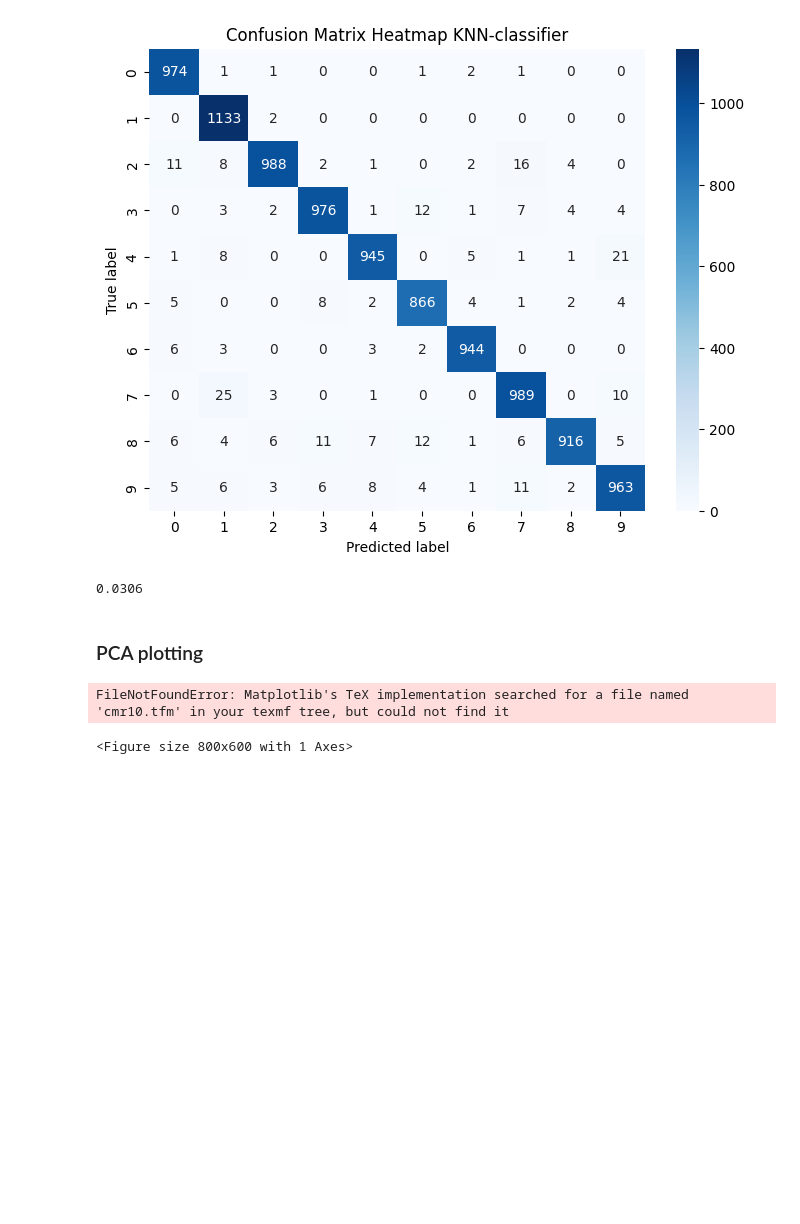
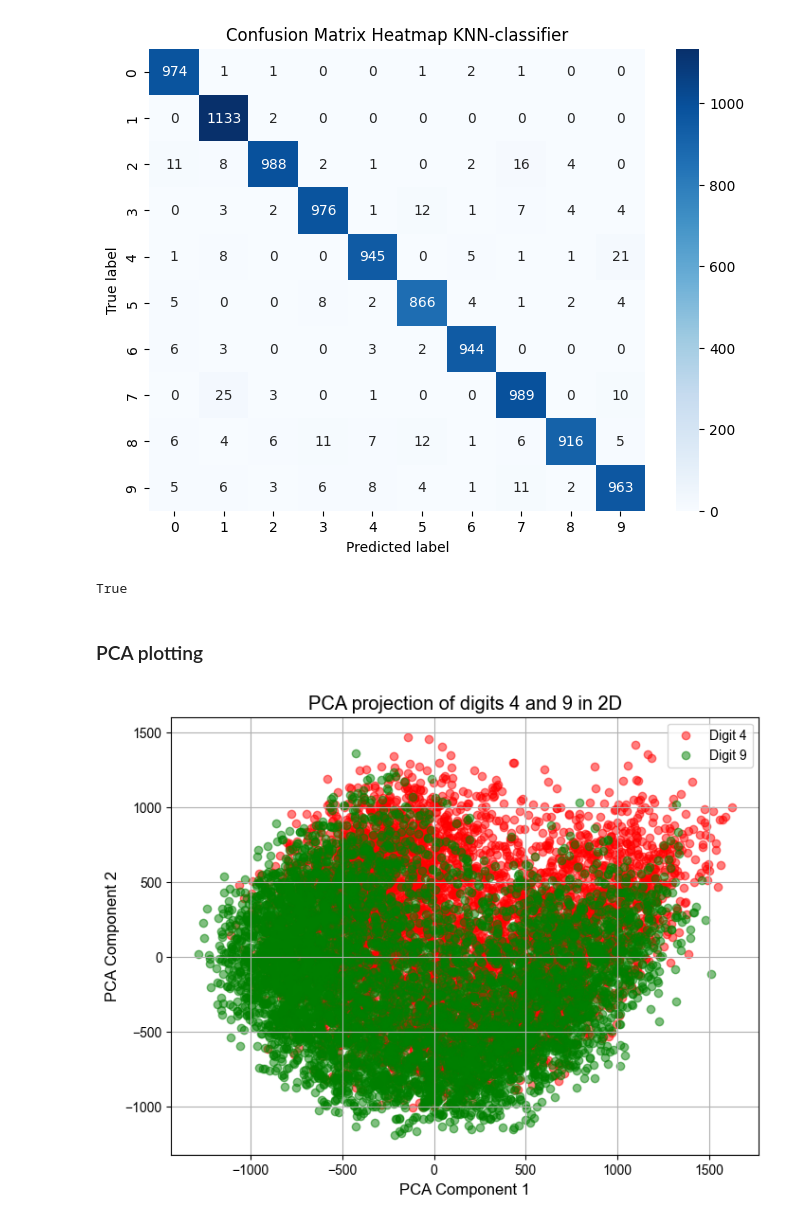
Before and after one commit to mokamv/Classification-Project, a Jupyter notebook: Task 2/numberclass.ipynb, the cells around one changed output. Cells and saved outputs as stored; diff of their text form; code cells hidden in the pictures; blank space fills up the shorter version.

```diff
--- a/Task 2/numberclass.ipynb
+++ b/Task 2/numberclass.ipynb
@@ -223,8 +223,10 @@ plt.show()
 [figure]
 # %%
 error_rate(predicted_labels_KNN, testlab)
+
+print(plt.rcParams['text.usetex'])
 # %% [output]
-0.0306
+True
 # %% [markdown]
 ### PCA plotting
 # %%
@@ -233,36 +235,35 @@ import matplotlib.pyplot as plt
 
 # Getting latex fonts
 plt.rcParams.update({
-    "text.usetex": True,
-    "font.family": "serif",
-    "font.serif": ["Computer Modern Roman"],
+    "text.usetex": False, # Requires latex to be installed
+    "font.family": "sans-serif",
+    "font.serif": ["Arial"],
     "axes.labelsize": 12,
     "font.size": 12,
     "legend.fontsize": 10,
     "xtick.labelsize": 10,
     "ytick.labelsize": 10,
 })
 
 # Filter trainv for only digits 4 and 9
 mask_4_9 = (trainlab == 4) | (trainlab == 9) # returns a vector of True or False for each image
 images_4_9 = trainv[mask_4_9] # Extract images of digits 4 and 9
 labels_4_9 = trainlab[mask_4_9] # Extract labels of digits 4 and 9
 
 # PCA
 pca = PCA(n_components=2) # Create PCA object with 2 components
 X_2D = pca.fit_transform(images_4_9) # Fit the PCA model to the data
 
 # Plot
 plt.figure(figsize=(8, 6))
 plt.scatter(X_2D[labels_4_9 == 4, 0], X_2D[labels_4_9 == 4, 1], alpha=0.5, label = 'Digit 4', color = 'red')
 plt.scatter(X_2D[labels_4_9 == 9, 0], X_2D[labels_4_9 == 9, 1], alpha=0.5, label = 'Digit 9', color = 'green')
 plt.title("PCA projection of digits 4 and 9 in 2D")
 plt.xlabel("PCA Component 1")
 plt.ylabel("PCA Component 2")
 plt.legend()
 plt.grid(True)
 # plt.savefig('Figure/PCA_4_9.pdf')
 plt.show()
 # %% [output]
-FileNotFoundError: Matplotlib's TeX implementation searched for a file named 'cmr10.tfm' in your texmf tree, but could not find it
-<Figure size 800x600 with 1 Axes>
+[figure, added]
```
